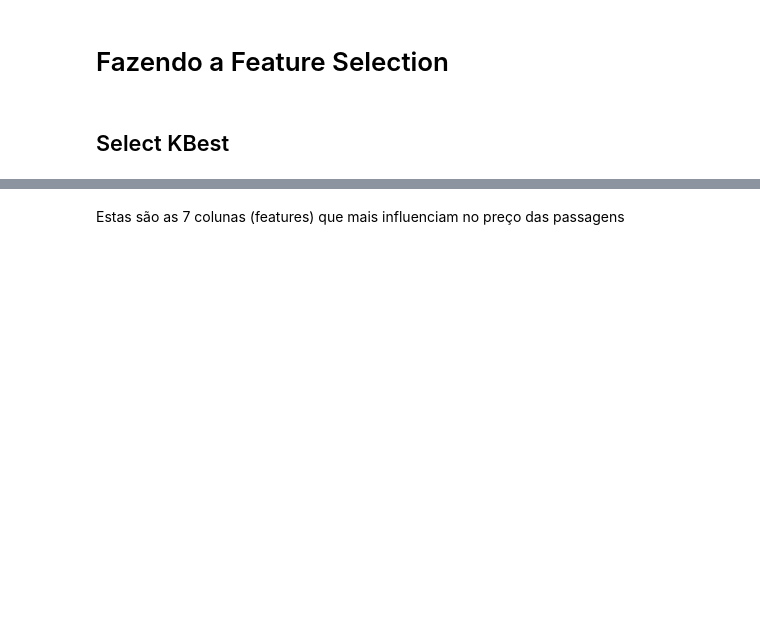
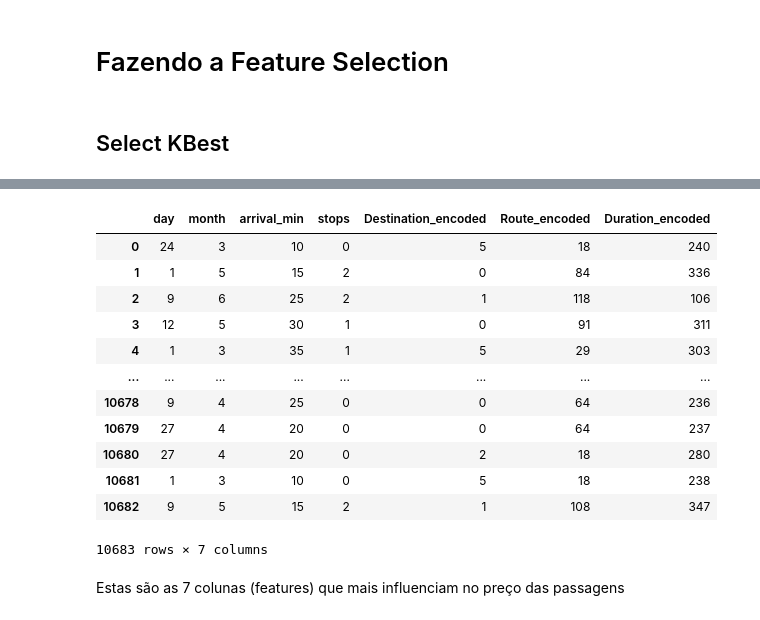
Before and after one commit to xjucelio/python-data-aula, a Jupyter notebook: src/notebooks/3/Aula 8 - Cross Validation/cross_validation.ipynb, the cells around one changed output, grey strips where cells are left out. Drawn from its saved outputs; the diff is of its cells as text; code cells hidden in the pictures; blank space fills up the shorter version.

```diff
--- a/src/notebooks/3/Aula 8 - Cross Validation/cross_validation.ipynb
+++ b/src/notebooks/3/Aula 8 - Cross Validation/cross_validation.ipynb
@@ -109,16 +116,3 @@ dados
 dados = dados.drop('Date_of_Journey', axis = 1)
 # %% [markdown]
 ## Quebrando a variável de Hora (Partida e Chegada)
-# %%
-dados['departure_hour'] = pd.Series()
-dados['departure_min'] = pd.Series()
-dados['arrival_hour'] = pd.Series()
-dados['arrival_min'] = pd.Series()
-
-
-for i in dados.index:
-
-    dados['departure_hour'][i]= dados.Dep_Time[i][0:2]
-    dados['departure_min'][i] = dados.Dep_Time[i][3:6]
-    dados['arrival_hour'][i] = dados.Arrival_Time[i][0:2]
-    dados['arrival_min'][i] = dados.Arrival_Time[i][3:6]
@@ -142,3 +119,10 @@ See the caveats in the documentation: https://pandas.pydata.org/pandas-docs/stab
+# %%
+dados["departure_hour"] = dados["Dep_Time"].str[0:2].astype(int)
+dados["departure_min"]  = dados["Dep_Time"].str[3:5].astype(int)
+
+# Cria as colunas a partir de Arrival_Time
+dados["arrival_hour"] = dados["Arrival_Time"].str[0:2].astype(int)
+dados["arrival_min"]  = dados["Arrival_Time"].str[3:5].astype(int)
 # %%
 dados
 # %% [output]
@@ -183,12 +167,3 @@ dados.Total_Stops.unique()
 # %% [output]
 array(['non-stop', '2 stops', '1 stop', '3 stops', nan, '4 stops'],
       dtype=object)
-# %%
-dados.Total_Stops = dados.Total_Stops.fillna('non-stop')
-dados['stops'] = pd.Series()
-
-for i in dados.index:
-    if dados.Total_Stops[i] == 'non-stop':
-        dados.stops[i] =0
-    else:
-        dados.stops[i] = dados.Total_Stops[i][0:2]
@@ -203,0 +170,5 @@ See the caveats in the documentation: https://pandas.pydata.org/pandas-docs/stab
+# %%
+dados['stops'] = dados['Total_Stops'].str.extract(r'(\d+)').fillna(0).astype(int)
+
+# Verificar o resultado
+print(dados[['Total_Stops', 'stops']].head())
@@ -382,6 +368,22 @@ array([[ 24.,   3.,  10., ...,   5.,  18., 240.],
 # %%
 cols = selector.get_support(indices=True)
 dados_new_best = x.iloc[:,cols]
+# %%
+dados_new_best
+# %% [output]
+|  | day | month | arrival_min | stops | Destination_encoded | Route_encoded | Duration_encoded |
+| 0 | 24 | 3 | 10 | 0 | 5 | 18 | 240 |
+| 1 | 1 | 5 | 15 | 2 | 0 | 84 | 336 |
+| 2 | 9 | 6 | 25 | 2 | 1 | 118 | 106 |
+| 3 | 12 | 5 | 30 | 1 | 0 | 91 | 311 |
+| 4 | 1 | 3 | 35 | 1 | 5 | 29 | 303 |
+| ... | ... | ... | ... | ... | ... | ... | ... |
+| 10678 | 9 | 4 | 25 | 0 | 0 | 64 | 236 |
+| 10679 | 27 | 4 | 20 | 0 | 0 | 64 | 237 |
+| 10680 | 27 | 4 | 20 | 0 | 2 | 18 | 280 |
+| 10681 | 1 | 3 | 10 | 0 | 5 | 18 | 238 |
+| 10682 | 9 | 5 | 15 | 2 | 1 | 108 | 347 |
+10683 rows × 7 columns
 # %% [markdown]
 Estas são as 7 colunas (features) que mais influenciam no preço das passagens
 # %% [markdown]
```
Also changed, not shown: parts of 27 cells of this notebook, 2 other files.
